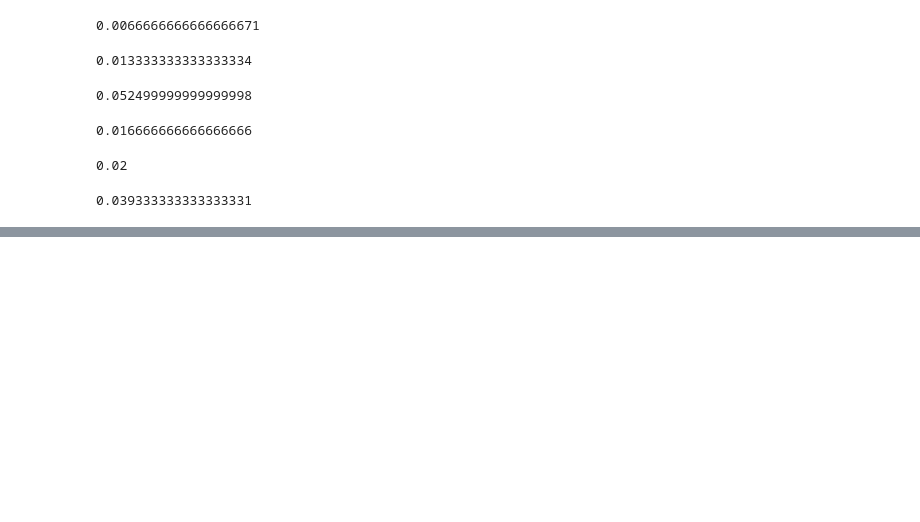
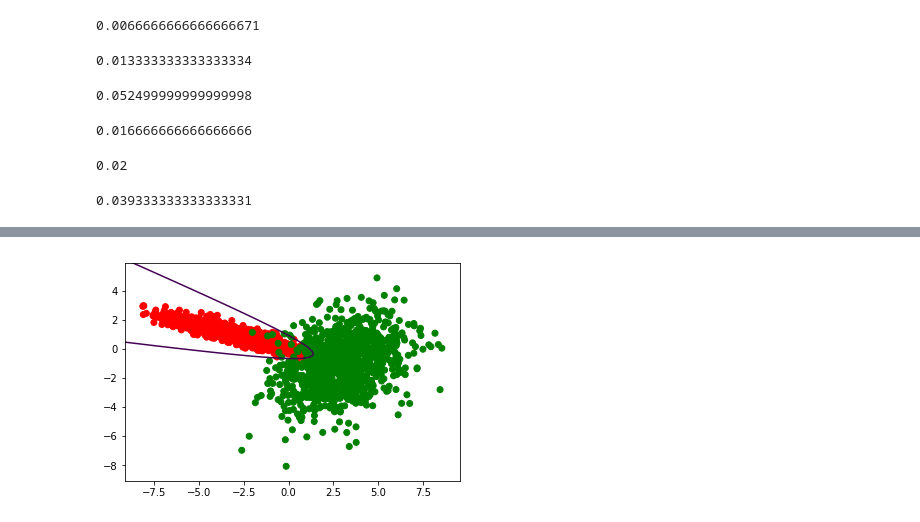
Before and after one commit to YoucefZemmouri/Graphical_Model_HMK1, a Jupyter notebook: QDA_Model.ipynb, the cells around one changed output, grey strips where cells are left out. Cells and saved outputs as stored; diff of their text form; code cells hidden in the pictures; blank space fills up the shorter version.

```diff
--- a/QDA_Model.ipynb
+++ b/QDA_Model.ipynb
@@ -218,0 +263,4 @@ predict(C_test)
+# %%
+visualize(B_test, B_train)
+# %% [output]
+[figure, added]
```
Also changed, not shown: parts of 4 cells of this notebook.
